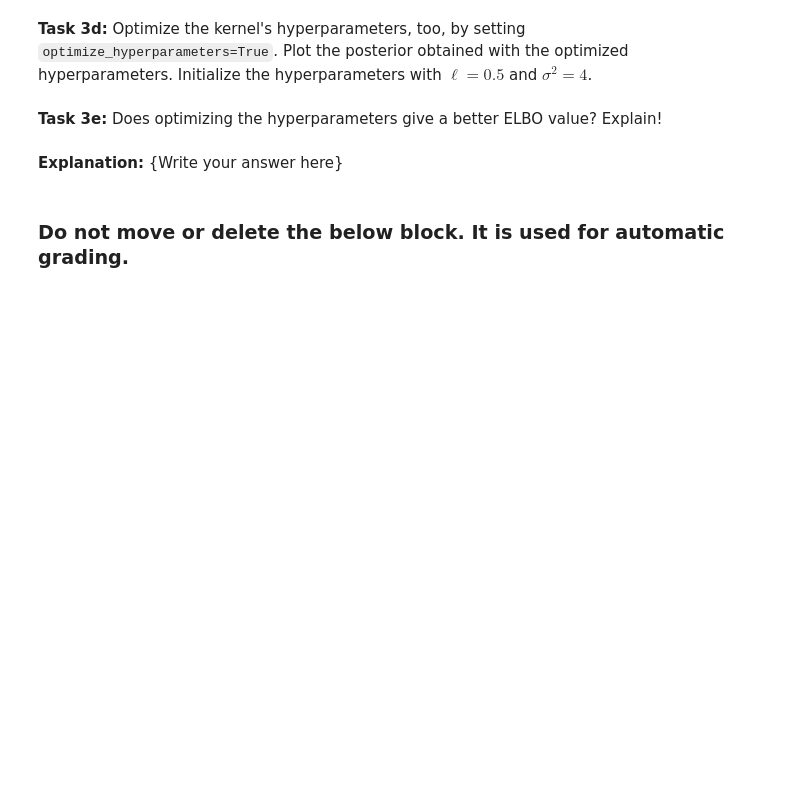
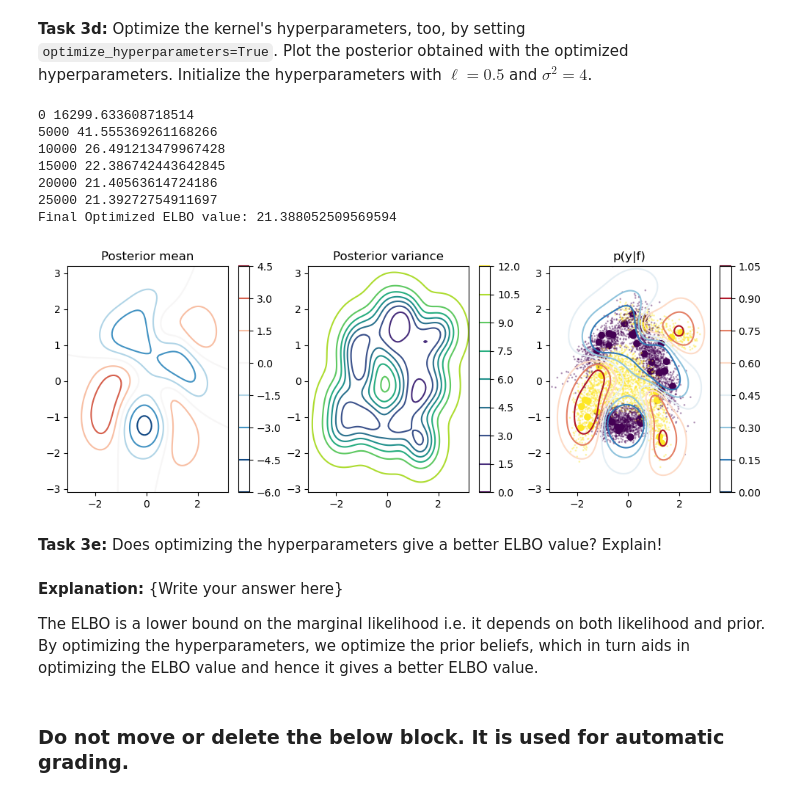
Before and after one commit to sethih10/Deep-Learning-Courses, a Jupyter notebook: gausproc2025/Assignment-4/assignment4.ipynb, the cells around one changed output. Saved outputs shown, nothing was run; the diff lists cells and outputs as text; code cells hidden in the pictures; blank space fills up the shorter version.

```diff
--- a/gausproc2025/Assignment-4/assignment4.ipynb
+++ b/gausproc2025/Assignment-4/assignment4.ipynb
@@ -508,7 +578,10 @@ def create_se_kernel_diag(X, log_sigma_squared):
     Returns a Nx1 diagonal of the kernel matrix.
     """
     # YOUR CODE HERE
-    raise NotImplementedError()
+    sigma_squared = tf.exp(log_sigma_squared)
+    N = tf.shape(X)[0]
+    return tf.fill([N, 1], sigma_squared)
+    #raise NotImplementedError()
 # %% [markdown]
 #### Let's test the above function
 # %%
@@ -537,7 +610,28 @@ def posterior_marginal_prediction(X_new, X, m_q, L_q, log_ell, log_sigma_squared
     returns: predictive marginal means and variances (both with size N_new × 1)
     """
     # YOUR CODE HERE
-    raise NotImplementedError()
+    K_XX = create_se_kernel(X, X, log_ell, log_sigma_squared)
+    L_X = tf.linalg.cholesky(K_XX)
+
+    K_star = create_se_kernel(X_new, X, log_ell, log_sigma_squared)  # [N_new x N]
+
+
+    m_new = tf.matmul(K_star, tf.linalg.cholesky_solve(L_X, m_q))
+
+
+    K_star_star_diag = create_se_kernel_diag(X_new, log_sigma_squared)
+    A = tf.linalg.cholesky_solve(L_X, tf.transpose(K_star))
+
+
+    S = tf.matmul(L_q, L_q, transpose_b=True)
+
+    B = tf.matmul(K_XX - S, A)
+
+    correction = tf.reduce_sum(A * B, axis=0, keepdims=True)
+    correction = tf.transpose(correction)
+
+    v_new = K_star_star_diag - correction
+    #raise NotImplementedError()
     return m_new, v_new
 # %% [markdown]
 #### Let's test the above function
@@ -570,7 +664,11 @@ def ynew_probability(m, v):
     return the output probability when the GP mean (m) and variance (v) are given.
     """
     # YOUR CODE HERE
-    raise NotImplementedError()
+    denom = tf.sqrt(1.0 + v)
+
+    arg = m / denom
+    y_new = phi(arg)
+    #raise NotImplementedError()
     return y_new
 # %% [markdown]
 #### Let's test the above function
@@ -630,8 +730,23 @@ if not automatic_grading:
 # %%
 # NOTE: Write your code inside this if condition.
 if not automatic_grading:
     # YOUR CODE HERE
-    raise NotImplementedError()
+    ell = 0.5  # the length scale
+    sigma_squared = 4  # the kernel variance
+    m_q, L_q, neg_elbo_values, log_ell, log_sigma_squared = optimize_elbo(ell, sigma_squared, True)
+    print(f"Final Optimized ELBO value: {neg_elbo_values[-1]}")
+    m_new, v_new = posterior_marginal_prediction(Xnew, X, m_q, L_q, log_ell, log_sigma_squared)
+    plot_posterior(m_new, v_new)
+    #raise NotImplementedError()
+# %% [output]
+0 16299.633608718514
+5000 41.555369261168266
+10000 26.491213479967428
+15000 22.386742443642845
+20000 21.40563614724186
+25000 21.39272754911697
+Final Optimized ELBO value: 21.388052509569594
+[figure, added]
 # %% [markdown]
 **Task 3e:** Does optimizing the hyperparameters give a better ELBO value? Explain!
 # %%
@@ -639,5 +754,7 @@ a_3e = None  # TASK: Replace None with True or False
 # %% [markdown]
 **Explanation:** {Write your answer here}
+
+The ELBO is a lower bound on the marginal likelihood i.e. it depends on both likelihood and prior. By optimizing the hyperparameters, we optimize the prior beliefs, which in turn aids in optimizing the ELBO value and hence it gives a better ELBO value.
 # %%
 assert isinstance(a_3e, bool)
 # %% [markdown]
```
Also changed, not shown: parts of 13 cells of this notebook, 5 other files.
